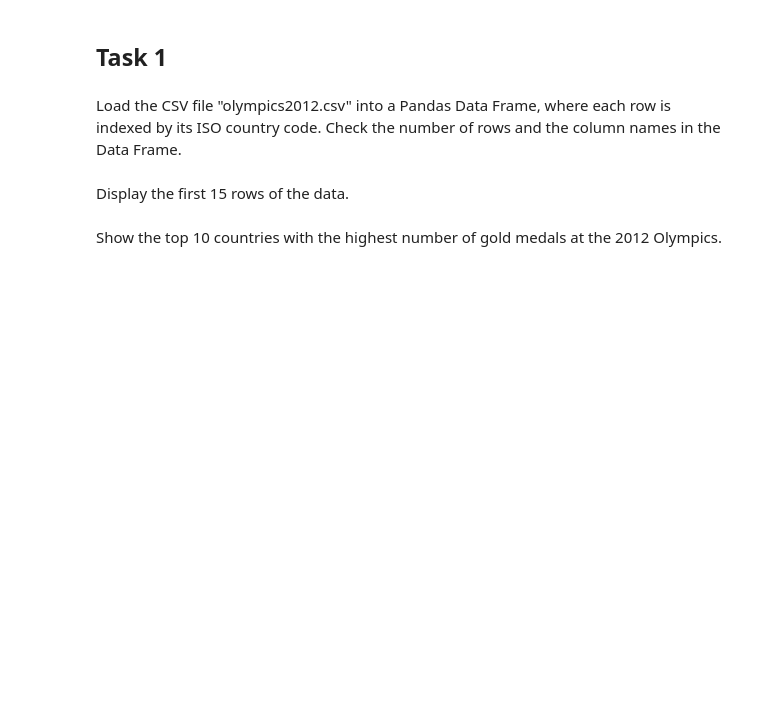
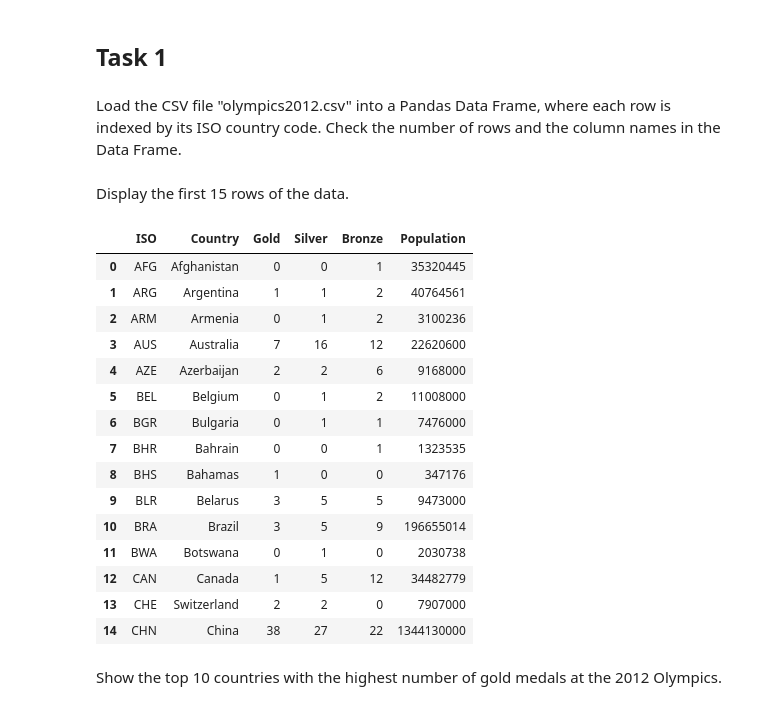
Before and after one commit to Yolo-Arts/UCD_Stage_1, a Jupyter notebook: COMP10320/Labs/Lab 6/Lab 05 Tasks.ipynb, the cells around one changed output. Drawn from its saved outputs; the diff is of its cells as text; code cells hidden in the pictures; blank space fills up the shorter version.

```diff
--- a/COMP10320/Labs/Lab 6/Lab 05 Tasks.ipynb
+++ b/COMP10320/Labs/Lab 6/Lab 05 Tasks.ipynb
@@ -16,4 +20,23 @@ Load the CSV file "olympics2012.csv" into a Pandas Data Frame, where each row is
 # %% [markdown]
 Display the first 15 rows of the data.
+# %%
+df.head(15)
+# %% [output]
+|  | ISO | Country | Gold | Silver | Bronze | Population |
+| 0 | AFG | Afghanistan | 0 | 0 | 1 | 35320445 |
+| 1 | ARG | Argentina | 1 | 1 | 2 | 40764561 |
+| 2 | ARM | Armenia | 0 | 1 | 2 | 3100236 |
+| 3 | AUS | Australia | 7 | 16 | 12 | 22620600 |
+| 4 | AZE | Azerbaijan | 2 | 2 | 6 | 9168000 |
+| 5 | BEL | Belgium | 0 | 1 | 2 | 11008000 |
+| 6 | BGR | Bulgaria | 0 | 1 | 1 | 7476000 |
+| 7 | BHR | Bahrain | 0 | 0 | 1 | 1323535 |
+| 8 | BHS | Bahamas | 1 | 0 | 0 | 347176 |
+| 9 | BLR | Belarus | 3 | 5 | 5 | 9473000 |
+| 10 | BRA | Brazil | 3 | 5 | 9 | 196655014 |
+| 11 | BWA | Botswana | 0 | 1 | 0 | 2030738 |
+| 12 | CAN | Canada | 1 | 5 | 12 | 34482779 |
+| 13 | CHE | Switzerland | 2 | 2 | 0 | 7907000 |
+| 14 | CHN | China | 38 | 27 | 22 | 1344130000 |
 # %% [markdown]
 Show the top 10 countries with the highest number of gold medals at the 2012 Olympics.
```
Also changed, not shown: parts of 8 cells of this notebook, 4 other files.
